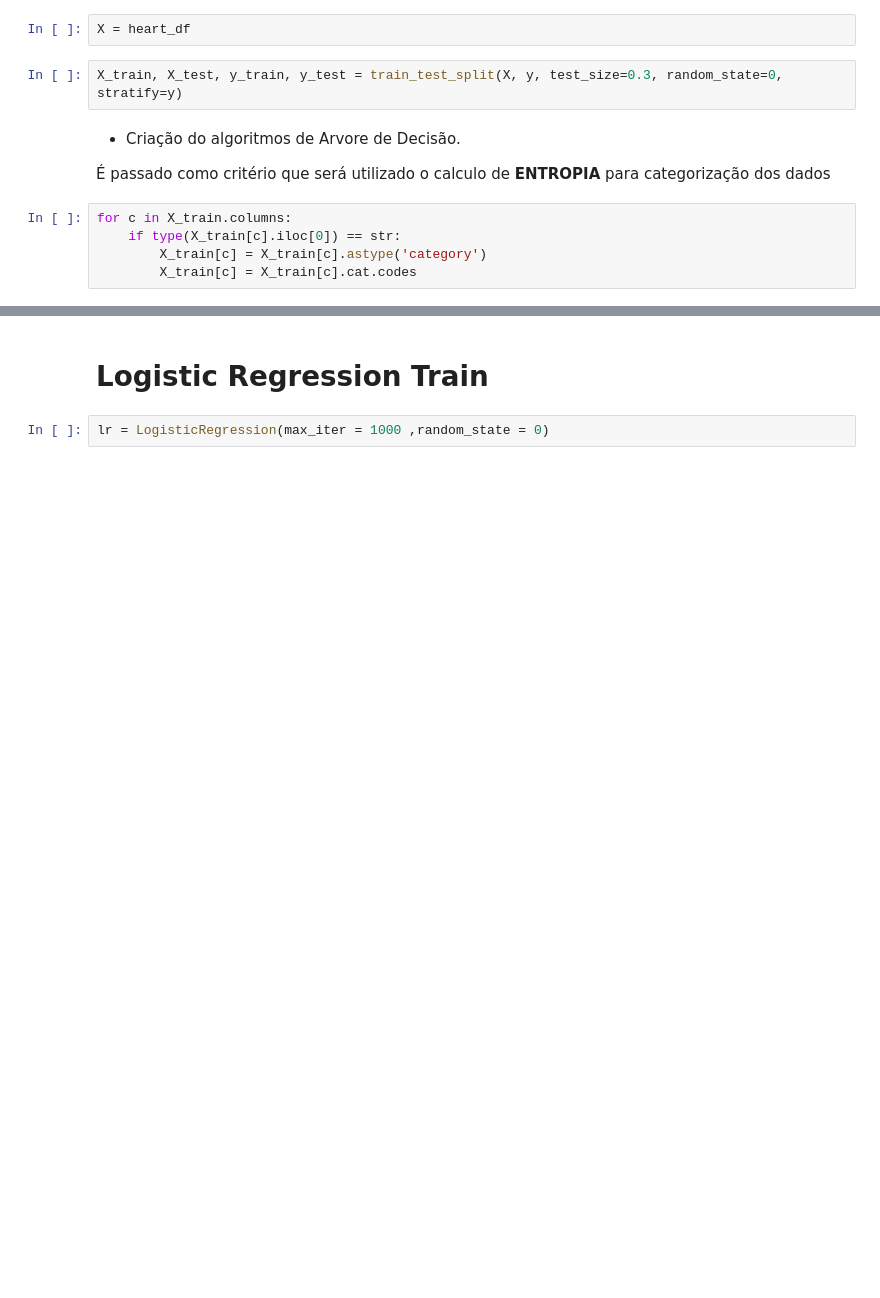
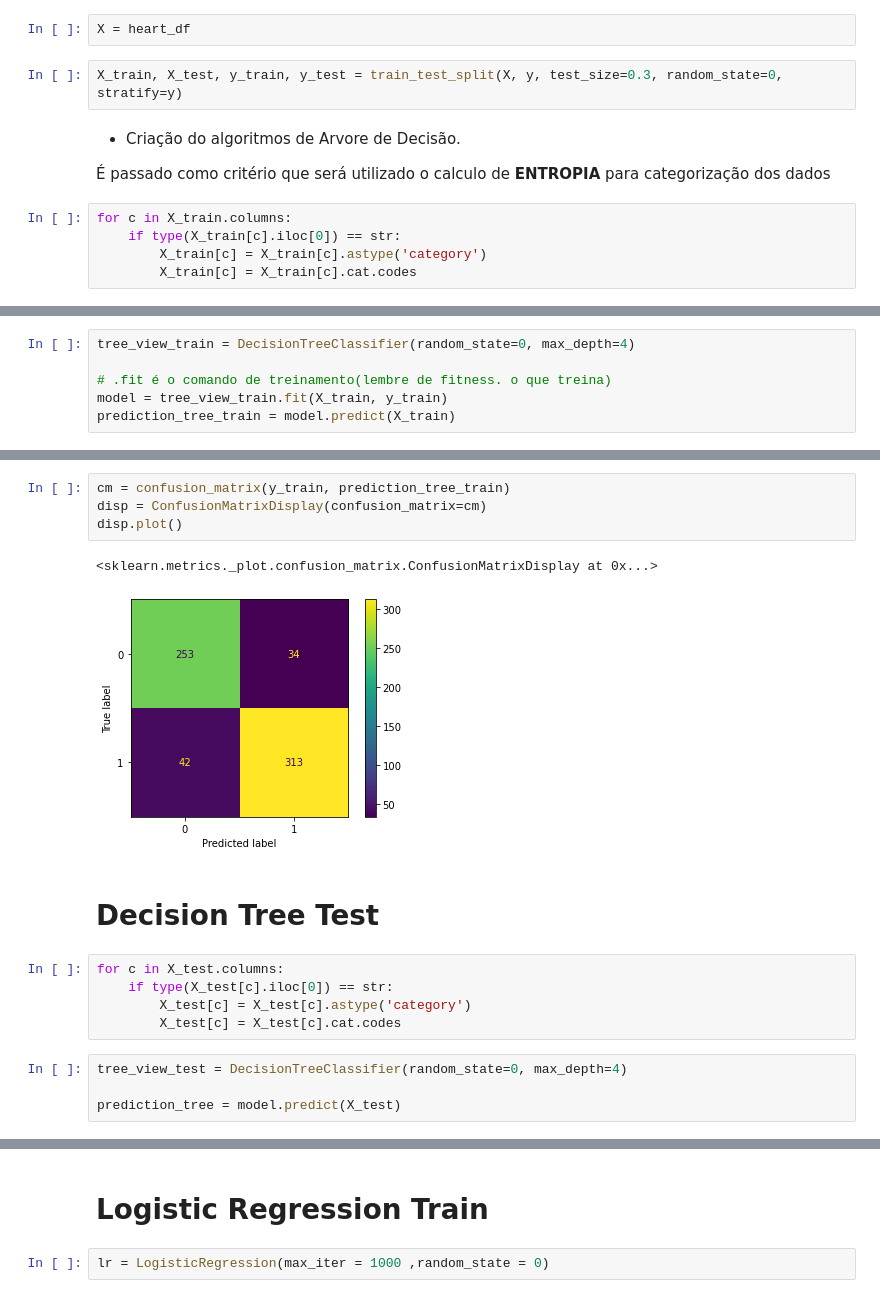
Before and after one commit to patrickpiccini/heart-failure-prediction, a Jupyter notebook: heart_failure_prediction.ipynb, the cells around one changed output, grey strips where cells are left out. Cells and saved outputs as stored; diff of their text form; blank space fills up the shorter version.

```diff
--- a/heart_failure_prediction.ipynb
+++ b/heart_failure_prediction.ipynb
@@ -276,0 +209,6 @@ weighted avg       0.88      0.88      0.88       642
+# %%
+tree_view_train = DecisionTreeClassifier(random_state=0, max_depth=4)
+
+# .fit é o comando de treinamento(lembre de fitness. o que treina)
+model = tree_view_train.fit(X_train, y_train)
+prediction_tree_train = model.predict(X_train)
@@ -276,0 +240,18 @@ weighted avg       0.88      0.88      0.88       642
+# %%
+cm = confusion_matrix(y_train, prediction_tree_train)
+disp = ConfusionMatrixDisplay(confusion_matrix=cm)
+disp.plot()
+# %% [output]
+<sklearn.metrics._plot.confusion_matrix.ConfusionMatrixDisplay at 0x...>
+[figure, added]
+# %% [markdown]
+# Decision Tree Test
+# %%
+for c in X_test.columns:
+    if type(X_test[c].iloc[0]) == str:
+        X_test[c] = X_test[c].astype('category')
+        X_test[c] = X_test[c].cat.codes
+# %%
+tree_view_test = DecisionTreeClassifier(random_state=0, max_depth=4)
+
+prediction_tree = model.predict(X_test)
```
Also changed, not shown: parts of 29 cells of this notebook.
